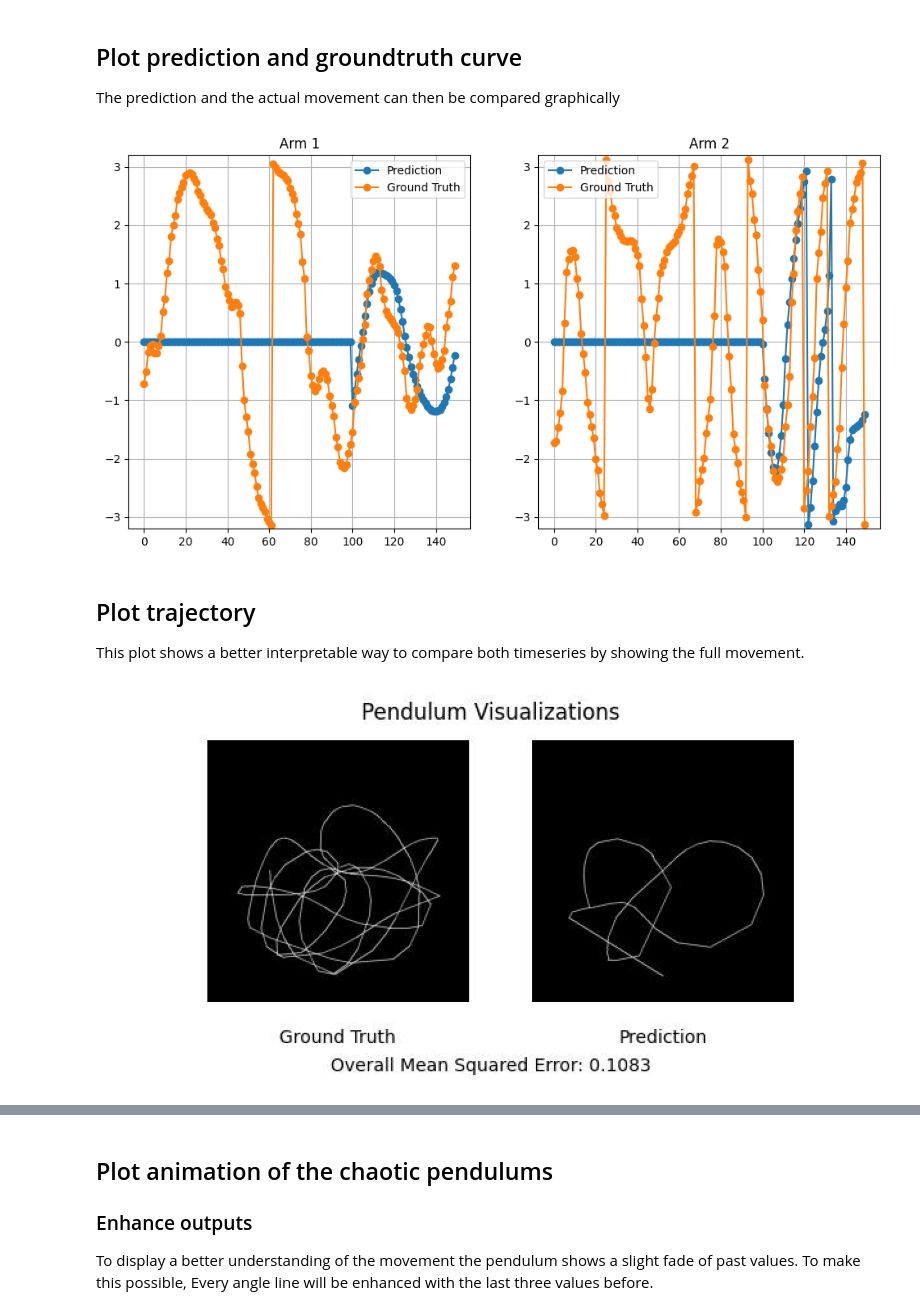
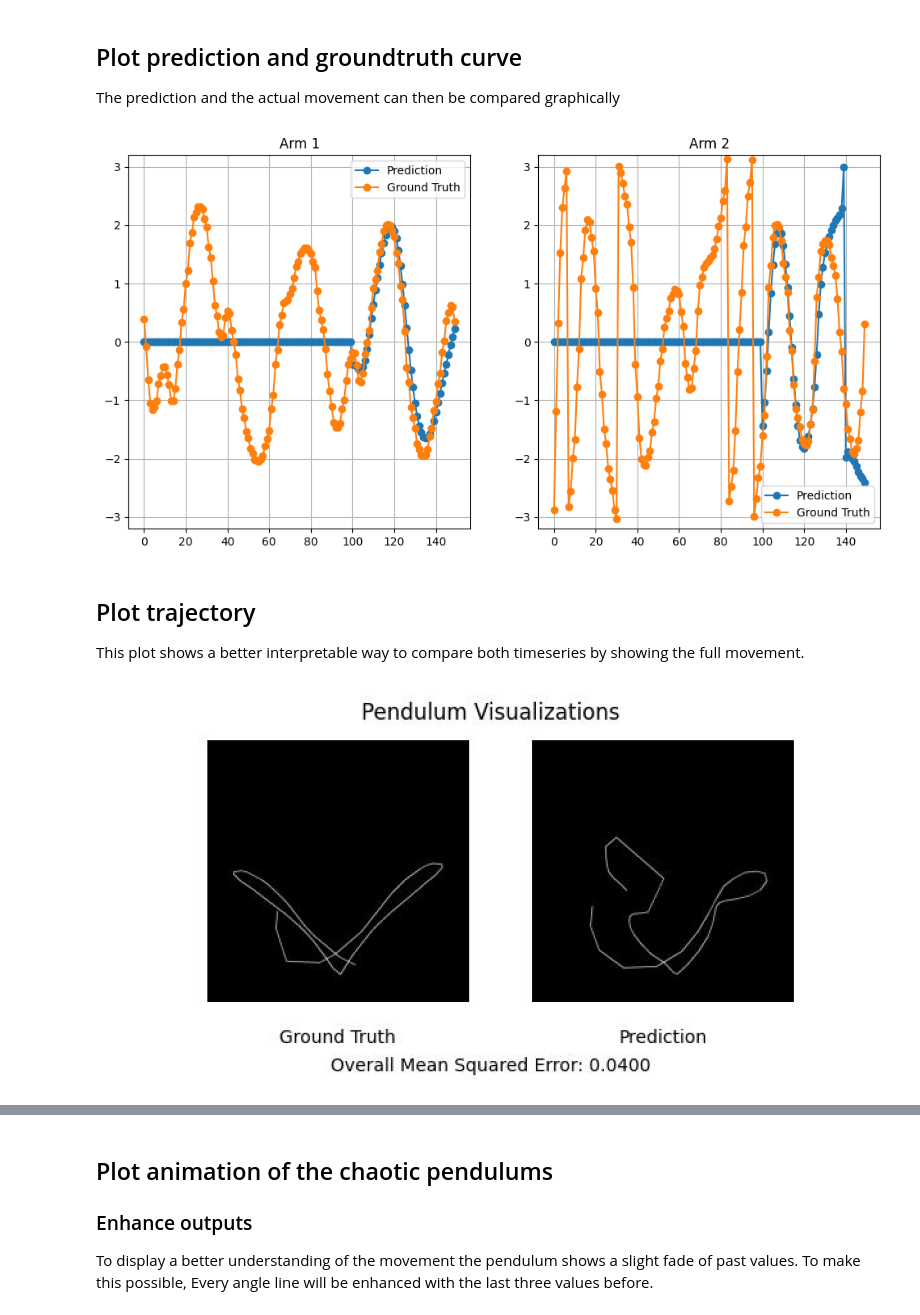
Before and after one commit to PascalGraf95/proj-chaotic-pendulum, a Jupyter notebook: JupyterNotebook/pendulum_prediction.ipynb, the cells around one changed output, grey strips where cells are left out. Drawn from its saved outputs; the diff is of its cells as text; code cells hidden in the pictures.

```diff
--- a/JupyterNotebook/pendulum_prediction.ipynb
+++ b/JupyterNotebook/pendulum_prediction.ipynb
@@ -24,12 +21,14 @@ import os
 
 tf.get_logger().setLevel(logging.ERROR)
 
-model = keras.models.load_model(r"C:\Users\Marco\dev\git\proj-chaotic-pendulum\src\timeseries_forecasting\models\100_50_model.keras")
+project_dir = os.path.dirname(os.getcwd())
+
+model = keras.models.load_model(os.path.join(project_dir, r"src\timeseries_forecasting\models\100_50_model.keras"))
 sequence_length = 100
 output_length = 50
 overall_length = sequence_length + output_length
 
-work_dir = r'..\src\work_dir'
+work_dir = os.path.join(project_dir, r'src\work_dir')
 prediction_path = os.path.join(work_dir, 'prediction_data')
 gif_path = os.path.join(work_dir, 'output.gif')
 
@@ -44,7 +43,7 @@ Then a time series is imported and read in.
 # %%
 import pandas as pd
 
-data = pd.read_csv(r"C:\Users\Marco\dev\git\proj-chaotic-pendulum\src\timeseries_forecasting\data\processed\0.csv", delimiter=",")
+data = pd.read_csv(os.path.join(project_dir, r"src\timeseries_forecasting\data\processed\50.csv"), delimiter=",")
 # %% [markdown]
 ## Validate Data correctness with external function
 # %% [markdown]
@@ -90,7 +89,7 @@ x_sample = numpy_data[:sequence_length]
 y_sample = numpy_data[sequence_length:sequence_length + output_length].flatten()
 
 prediction_input = np.array(x_sample)
-ground_truth_output = np.array(y_sample)
+ground_truth_output_raw = np.array(y_sample)
 # %% [markdown]
 ## Reconstruct data from sin and cos values
 To get the data back as two angles later, we define a function that puts the components back together again.
@@ -115,10 +114,10 @@ def calculate_mse(groundtruth: np.ndarray, prediction: np.ndarray) -> float:
 # %% [markdown]
 Now the actual prediction can be made, after which it is reconstructed using the function defined above. The MSE is then calculated from the prediction and the ground truth. In the last step, zeros are added to the prediction at the beginning so that the two series can later be compared graphically.
 # %%
-prediction_output = model.predict(np.expand_dims(prediction_input, axis=0))
+prediction_output_raw = model.predict(np.expand_dims(prediction_input, axis=0))
 
-prediction_output_reconstructed = reconstruct_radian(prediction_output.reshape(-1, 4))
-ground_truth_output_reconstructed = reconstruct_radian(ground_truth_output.reshape(-1, 4))
+prediction_output_reconstructed = reconstruct_radian(prediction_output_raw.reshape(-1, 4))
+ground_truth_output_reconstructed = reconstruct_radian(ground_truth_output_raw.reshape(-1, 4))
 
 mse = calculate_mse(groundtruth=ground_truth_output_reconstructed, prediction=prediction_output_reconstructed)
 
@@ -162,26 +161,25 @@ for i in range(2):
 
 plt.show()
 # %% [output]
-[figure, old version]
+[figure, new version]
 # %% [markdown]
 ## Plot trajectory
 This plot shows a better interpretable way to compare both timeseries by showing the full movement.
 # %%
 from matplotlib import pyplot as plt
 import matplotlib.image as mpimg
 
 import os
 
 from src.timeseries_forecasting.animation.plot_images import run_image_generation_trajectory
-
-run_image_generation_trajectory(ground_truth_output, prediction_output, mse=mse, prediction_path=prediction_path)
+run_image_generation_trajectory(ground_truth_output[-50:], prediction_output[-50:], mse=mse, prediction_path=prediction_path)
 
 img = mpimg.imread(os.path.join(prediction_path, 'trajectory.jpg'))
 
 fig = plt.figure(figsize=(10, 5))
 
 plt.imshow(img)
 plt.axis('off')
 plt.show()
 # %% [output]
-[figure, old version]
+[figure, new version]
```
Also changed, not shown: parts of 6 cells of this notebook, 1 other file.
